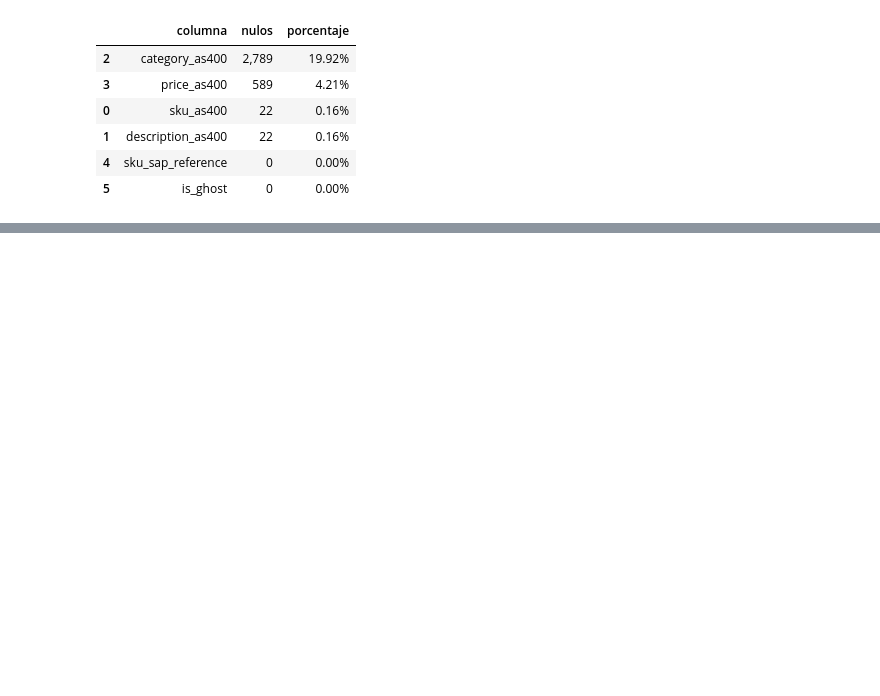
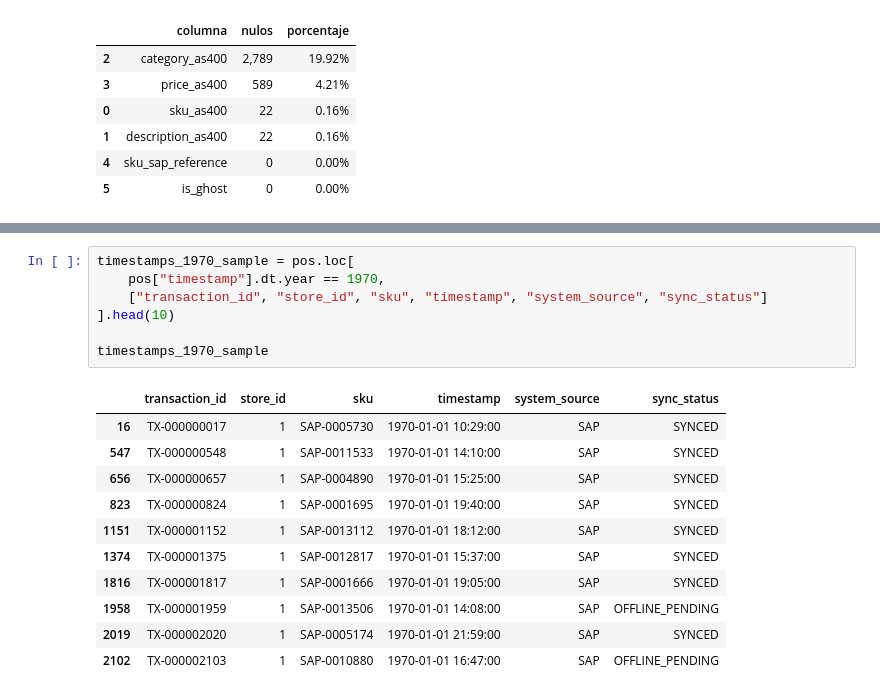
Before and after one commit to evidaurri89-lgtm/nova-retail-forensic, a Jupyter notebook: 01_exploration/01_initial_data_audit.ipynb, the cells around one changed output, grey strips where cells are left out. Drawn from its saved outputs; the diff is of its cells as text; blank space fills up the shorter version.

```diff
--- a/01_exploration/01_initial_data_audit.ipynb
+++ b/01_exploration/01_initial_data_audit.ipynb
@@ -237,0 +243,19 @@ print(year_counts)
+# %%
+timestamps_1970_sample = pos.loc[
+    pos["timestamp"].dt.year == 1970,
+    ["transaction_id", "store_id", "sku", "timestamp", "system_source", "sync_status"]
+].head(10)
+
+timestamps_1970_sample
+# %% [output]
+|  | transaction_id | store_id | sku | timestamp | system_source | sync_status |
+| 16 | TX-000000017 | 1 | SAP-0005730 | 1970-01-01 10:29:00 | SAP | SYNCED |
+| 547 | TX-000000548 | 1 | SAP-0011533 | 1970-01-01 14:10:00 | SAP | SYNCED |
+| 656 | TX-000000657 | 1 | SAP-0004890 | 1970-01-01 15:25:00 | SAP | SYNCED |
+| 823 | TX-000000824 | 1 | SAP-0001695 | 1970-01-01 19:40:00 | SAP | SYNCED |
+| 1151 | TX-000001152 | 1 | SAP-0013112 | 1970-01-01 18:12:00 | SAP | SYNCED |
+| 1374 | TX-000001375 | 1 | SAP-0012817 | 1970-01-01 15:37:00 | SAP | SYNCED |
+| 1816 | TX-000001817 | 1 | SAP-0001666 | 1970-01-01 19:05:00 | SAP | SYNCED |
+| 1958 | TX-000001959 | 1 | SAP-0013506 | 1970-01-01 14:08:00 | SAP | OFFLINE_PENDING |
+| 2019 | TX-000002020 | 1 | SAP-0005174 | 1970-01-01 21:59:00 | SAP | SYNCED |
+| 2102 | TX-000002103 | 1 | SAP-0010880 | 1970-01-01 16:47:00 | SAP | OFFLINE_PENDING |
```
Also changed, not shown: parts of 3 cells of this notebook, 1 other file.
